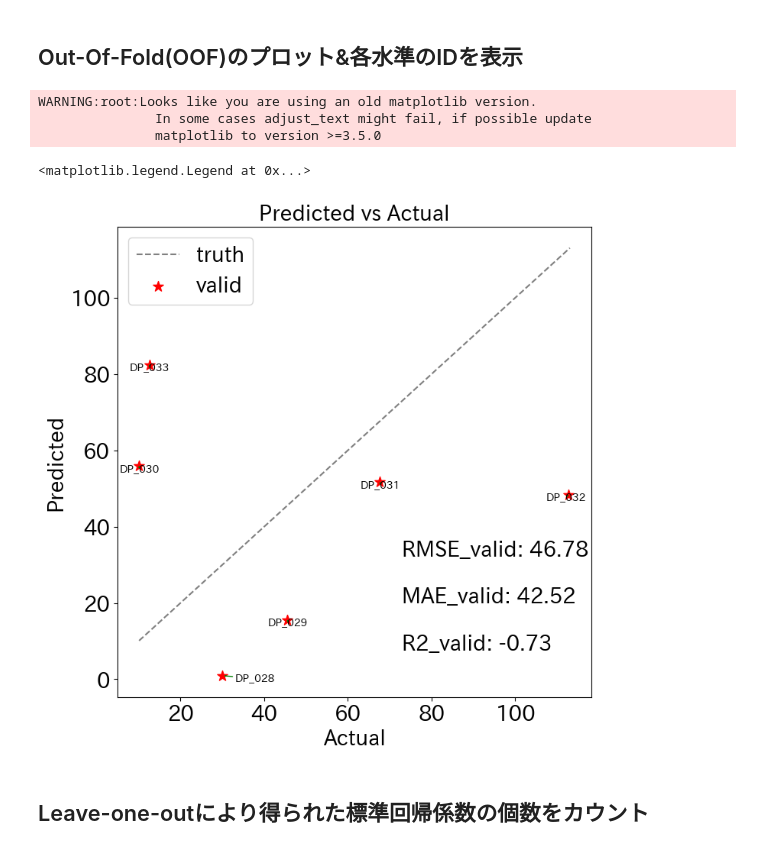
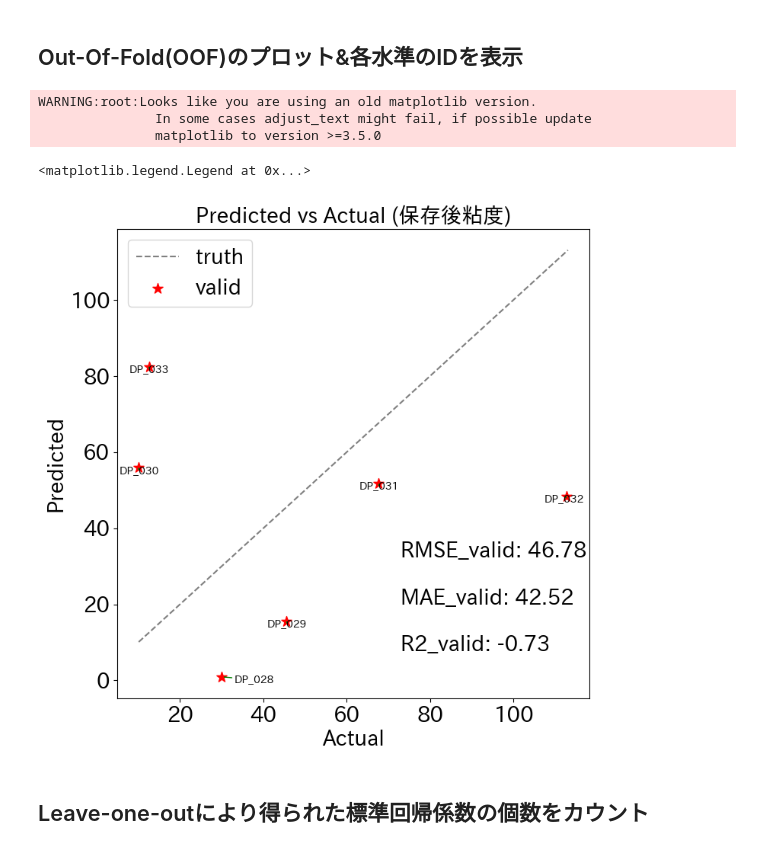
Before and after one commit to mipypf/practical-mi-guide, a Jupyter notebook: chapter2/src/baseline_保存後粘度.ipynb, the cells around one changed output. Saved outputs shown, nothing was run; the diff lists cells and outputs as text; code cells hidden in the pictures.

```diff
--- a/chapter2/src/baseline_保存後粘度.ipynb
+++ b/chapter2/src/baseline_保存後粘度.ipynb
@@ -318,7 +318,7 @@ plt.legend()
 # %%
 # oofをActualとPredictedに分けてプロット
 plt.figure(figsize=(8, 8))
-plt.title("Predicted vs Actual")
+plt.title(f"Predicted vs Actual ({CFG.target})")
 plt.scatter(train_Y, oof, label="valid", color="red", marker="*", s=100)
 x_truth = np.arange(train_Y.values.min(), train_Y.values.max() + 1)
 y_truth = x_truth
@@ -326,34 +326,34 @@ plt.plot(x_truth, y_truth, "--", color="gray", label="truth")
 plt.xlabel("Actual")
 plt.ylabel("Predicted")
 # plt.textでRMSE, MAE, R2を右下に表示
 plt.text(
     0.6,
     0.3,
     f"RMSE_valid: {np.sqrt(mean_squared_error(train_Y, oof)):.2f}",
     transform=plt.gca().transAxes,
 )
 plt.text(
     0.6,
     0.2,
     f"MAE_valid: {mean_absolute_error(train_Y, oof):.2f}",
     transform=plt.gca().transAxes,
 )
 plt.text(
     0.6, 0.1, f"R2_valid: {r2_score(train_Y, oof):.2f}", transform=plt.gca().transAxes
 )
 # plt.txtでvalid_indexに対応するサンプルIDを表示、adjustTextモジュールを使用して、重なりがないように表示
 texts = [
     plt.text(train_Y.values[i], oof[i], train_df.iloc[i]["サンプルID"], fontsize=10)
     for i in range(len(train_Y))
 ]
 adjust_text(texts, arrowprops=dict(arrowstyle="->", color="green"))
 plt.legend()
 # %% [output]
 WARNING:root:Looks like you are using an old matplotlib version.
                In some cases adjust_text might fail, if possible update
                matplotlib to version >=3.5.0
 <matplotlib.legend.Legend at 0x...>
-[figure, old version]
+[figure, new version]
 # %% [markdown]
 ## Leave-one-outにより得られた標準回帰係数の個数をカウント
 # %%
```
Also changed, not shown: parts of 2 cells of this notebook, 4 other files.
